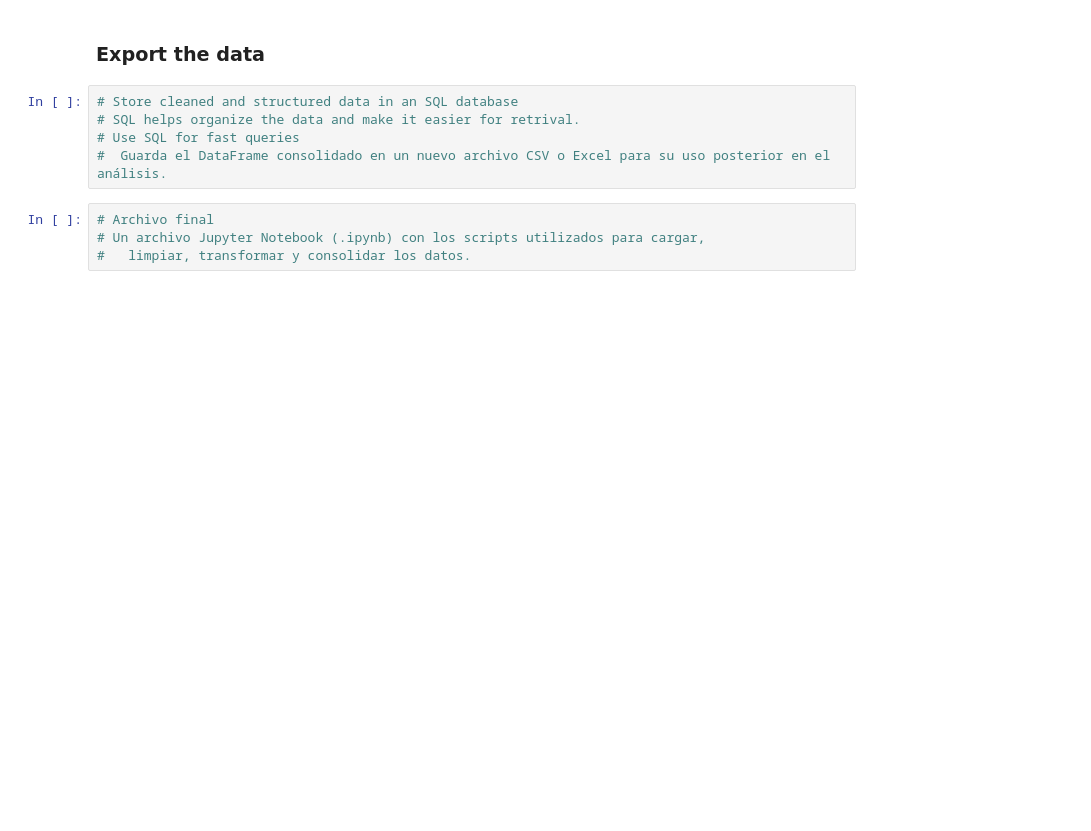
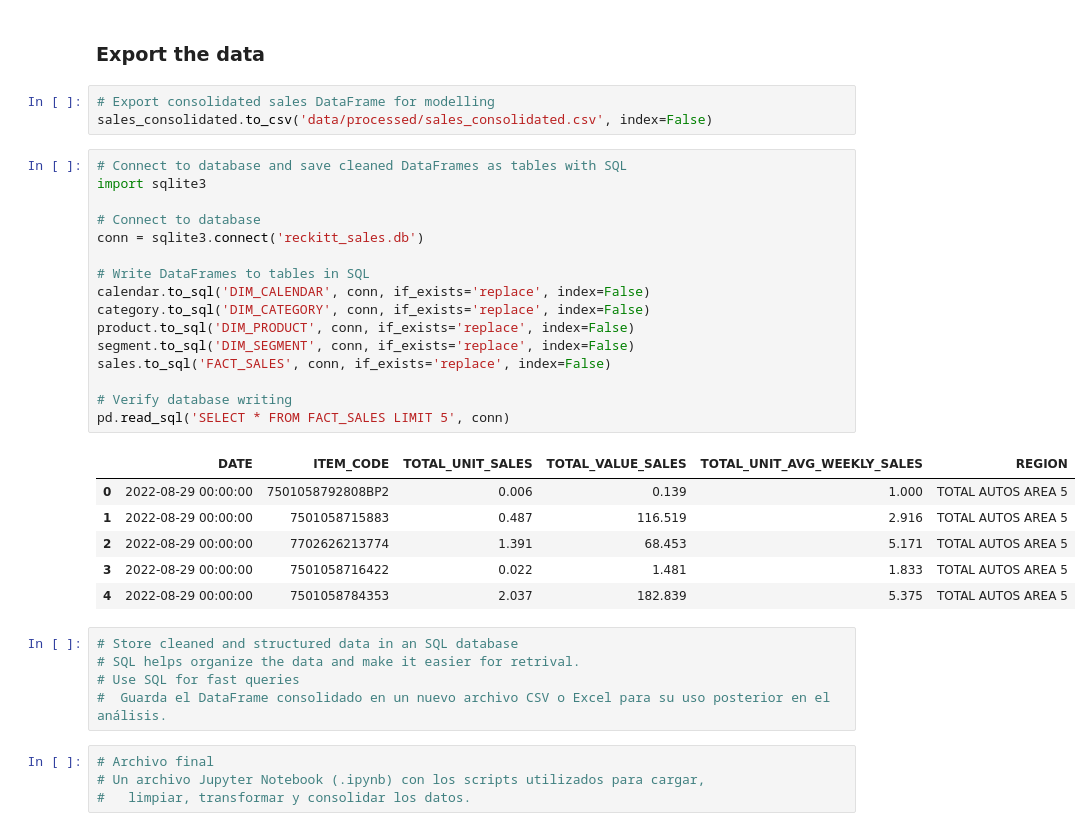
Before and after one commit to katiemackness/reckitt-data-analysis, a Jupyter notebook: data-preparation.ipynb, the cells around one changed output. Cells and saved outputs as stored; diff of their text form; blank space fills up the shorter version.

```diff
--- a/data-preparation.ipynb
+++ b/data-preparation.ipynb
@@ -641,5 +695,31 @@ Name: count, dtype: int64
 # %% [markdown]
 ### Export the data
+# %%
+# Export consolidated sales DataFrame for modelling
+sales_consolidated.to_csv('data/processed/sales_consolidated.csv', index=False)
+# %%
+# Connect to database and save cleaned DataFrames as tables with SQL
+import sqlite3
+
+# Connect to database
+conn = sqlite3.connect('reckitt_sales.db')
+
+# Write DataFrames to tables in SQL
+calendar.to_sql('DIM_CALENDAR', conn, if_exists='replace', index=False)
+category.to_sql('DIM_CATEGORY', conn, if_exists='replace', index=False)
+product.to_sql('DIM_PRODUCT', conn, if_exists='replace', index=False)
+segment.to_sql('DIM_SEGMENT', conn, if_exists='replace', index=False)
+sales.to_sql('FACT_SALES', conn, if_exists='replace', index=False)
+
+# Verify database writing
+pd.read_sql('SELECT * FROM FACT_SALES LIMIT 5', conn)
+# %% [output]
+|  | DATE | ITEM_CODE | TOTAL_UNIT_SALES | TOTAL_VALUE_SALES | TOTAL_UNIT_AVG_WEEKLY_SALES | REGION |
+| 0 | 2022-08-29 00:00:00 | 7501058792808BP2 | 0.006 | 0.139 | 1.000 | TOTAL AUTOS AREA 5 |
+| 1 | 2022-08-29 00:00:00 | 7501058715883 | 0.487 | 116.519 | 2.916 | TOTAL AUTOS AREA 5 |
+| 2 | 2022-08-29 00:00:00 | 7702626213774 | 1.391 | 68.453 | 5.171 | TOTAL AUTOS AREA 5 |
+| 3 | 2022-08-29 00:00:00 | 7501058716422 | 0.022 | 1.481 | 1.833 | TOTAL AUTOS AREA 5 |
+| 4 | 2022-08-29 00:00:00 | 7501058784353 | 2.037 | 182.839 | 5.375 | TOTAL AUTOS AREA 5 |
 # %%
 # Store cleaned and structured data in an SQL database
 # SQL helps organize the data and make it easier for retrival.
```
Also changed, not shown: parts of 16 cells of this notebook.
